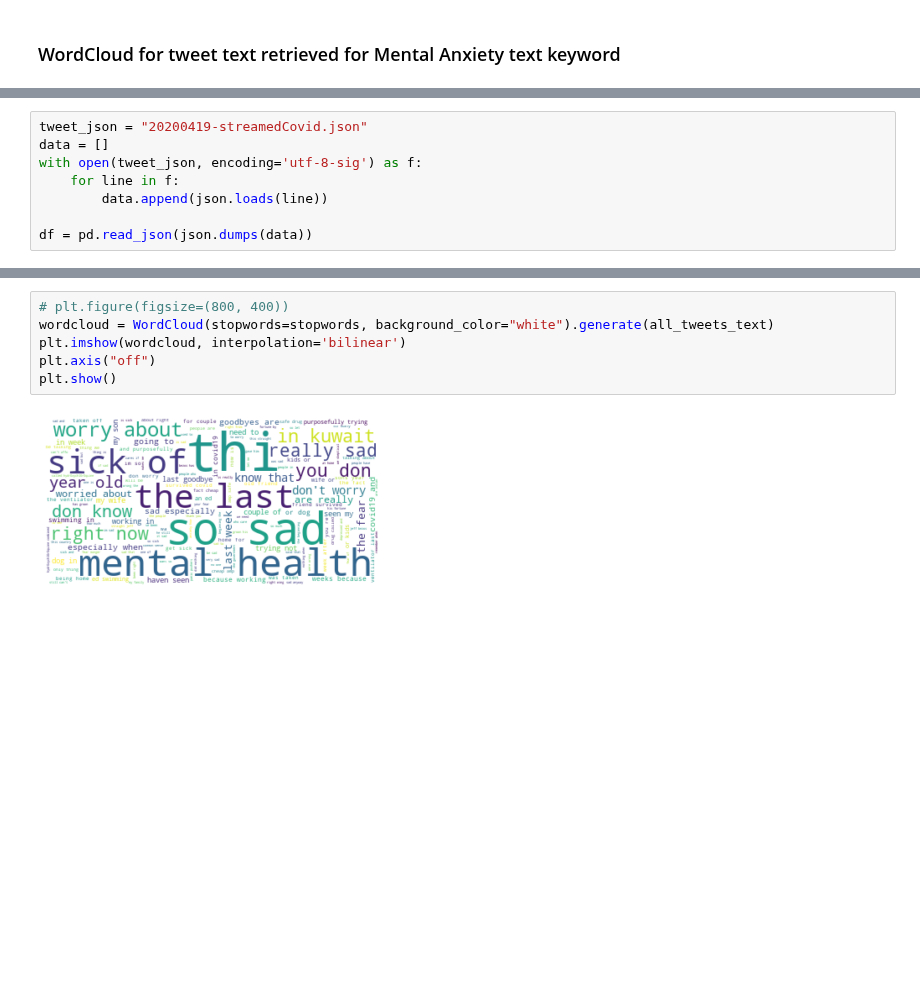
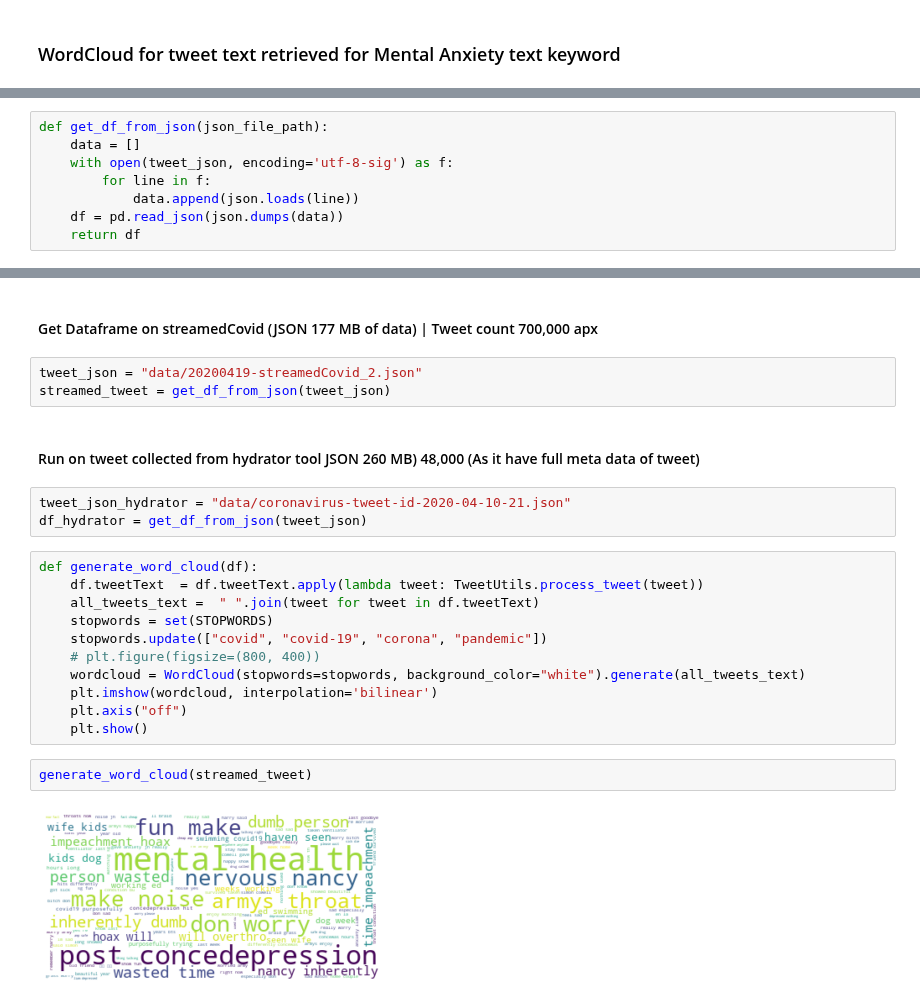
Before and after one commit to aiformankind/covid-19-hackathon, a Jupyter notebook: social-network-mining/VisualMentalAnxeity.ipynb, the cells around one changed output, grey strips where cells are left out. Cells and saved outputs as stored; diff of their text form; blank space fills up the shorter version.

Commit message:
WordCloud for Hydrator tweet data , created Utils to handle filters

```diff
--- a/social-network-mining/VisualMentalAnxeity.ipynb
+++ b/social-network-mining/VisualMentalAnxeity.ipynb
@@ -13,10 +11,10 @@ import pandas as pd
 import json
 %matplotlib inline
 # %%
-tweet_json = "20200419-streamedCovid.json"
-data = []
-with open(tweet_json, encoding='utf-8-sig') as f:
-    for line in f:
-        data.append(json.loads(line))
-
-df = pd.read_json(json.dumps(data))
+def get_df_from_json(json_file_path):
+    data = []
+    with open(tweet_json, encoding='utf-8-sig') as f:
+        for line in f:
+            data.append(json.loads(line))
+    df = pd.read_json(json.dumps(data))
+    return df
@@ -43,8 +21,25 @@ stopwords.update(["covid", "covid-19", "corona", "pandemic"])
+# %% [markdown]
+#### Get Dataframe on streamedCovid (JSON 177 MB of data) | Tweet count 700,000 apx
+# %%
+tweet_json = "data/20200419-streamedCovid_2.json"
+streamed_tweet = get_df_from_json(tweet_json)
+# %% [markdown]
+#### Run on tweet collected from hydrator tool JSON 260 MB) 48,000 (As it have full meta data of tweet)
+# %%
+tweet_json_hydrator = "data/coronavirus-tweet-id-2020-04-10-21.json"
+df_hydrator = get_df_from_json(tweet_json)
 # %%
-# plt.figure(figsize=(800, 400))
-wordcloud = WordCloud(stopwords=stopwords, background_color="white").generate(all_tweets_text)
-plt.imshow(wordcloud, interpolation='bilinear')
-plt.axis("off")
-plt.show()
+def generate_word_cloud(df):
+    df.tweetText  = df.tweetText.apply(lambda tweet: TweetUtils.process_tweet(tweet))
+    all_tweets_text =  " ".join(tweet for tweet in df.tweetText)
+    stopwords = set(STOPWORDS)
+    stopwords.update(["covid", "covid-19", "corona", "pandemic"])
+    # plt.figure(figsize=(800, 400))
+    wordcloud = WordCloud(stopwords=stopwords, background_color="white").generate(all_tweets_text)
+    plt.imshow(wordcloud, interpolation='bilinear')
+    plt.axis("off")
+    plt.show()
-# %% [output]
-[figure, removed]
+# %%
+generate_word_cloud(streamed_tweet)
+# %% [output]
+[figure, added]
```
Also changed, not shown: parts of 9 cells of this notebook, 4 other files.
